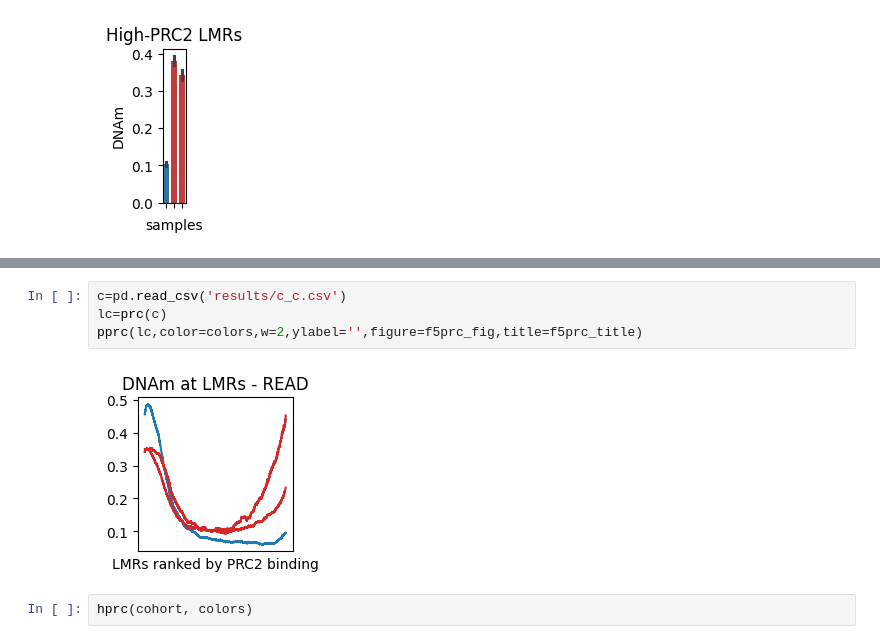
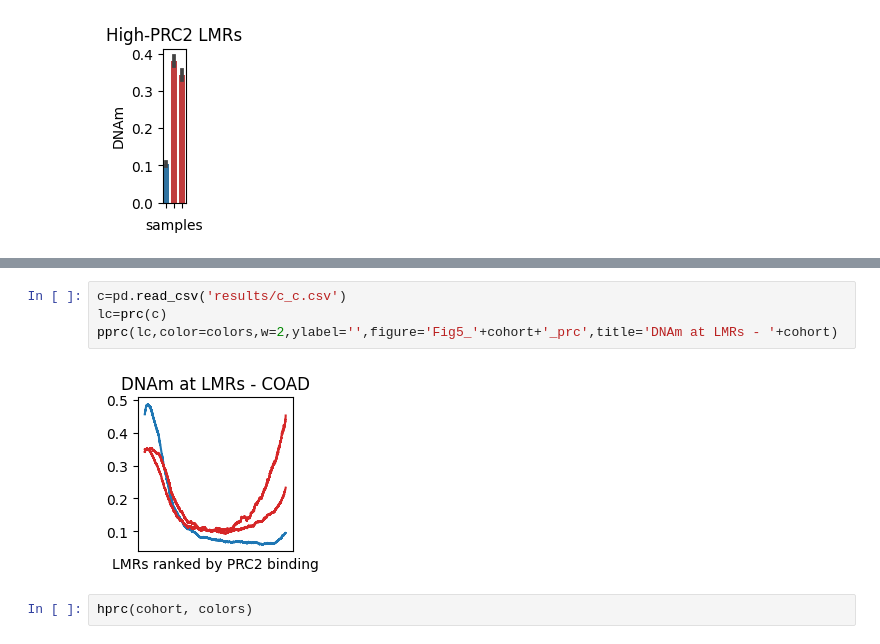
Before and after one commit to moqri/PRC2-AgeIndex, a Jupyter notebook: PRC2-AgeIndex_Manuscript_Figures/Figs1-2&4-6_WGBS_Figures_PRC2-AgeIndex.ipynb, the cells around one changed output, grey strips where cells are left out. Saved outputs shown, nothing was run; the diff lists cells and outputs as text.

```diff
--- a/PRC2-AgeIndex_Manuscript_Figures/Figs1-2&4-6_WGBS_Figures_PRC2-AgeIndex.ipynb
+++ b/PRC2-AgeIndex_Manuscript_Figures/Figs1-2&4-6_WGBS_Figures_PRC2-AgeIndex.ipynb
@@ -354,9 +357,9 @@ n,t1,t2,
 # %%
 c=pd.read_csv('results/c_c.csv')
 lc=prc(c)
-pprc(lc,color=colors,w=2,ylabel='',figure=f5prc_fig,title=f5prc_title)
+pprc(lc,color=colors,w=2,ylabel='',figure='Fig5_'+cohort+'_prc',title='DNAm at LMRs - '+cohort)
 # %% [output]
-[figure, old version]
+[figure, new version]
 # %%
 hprc(cohort, colors)
 # %% [output]
```
Also changed, not shown: parts of 18 cells of this notebook, 31 other files.
